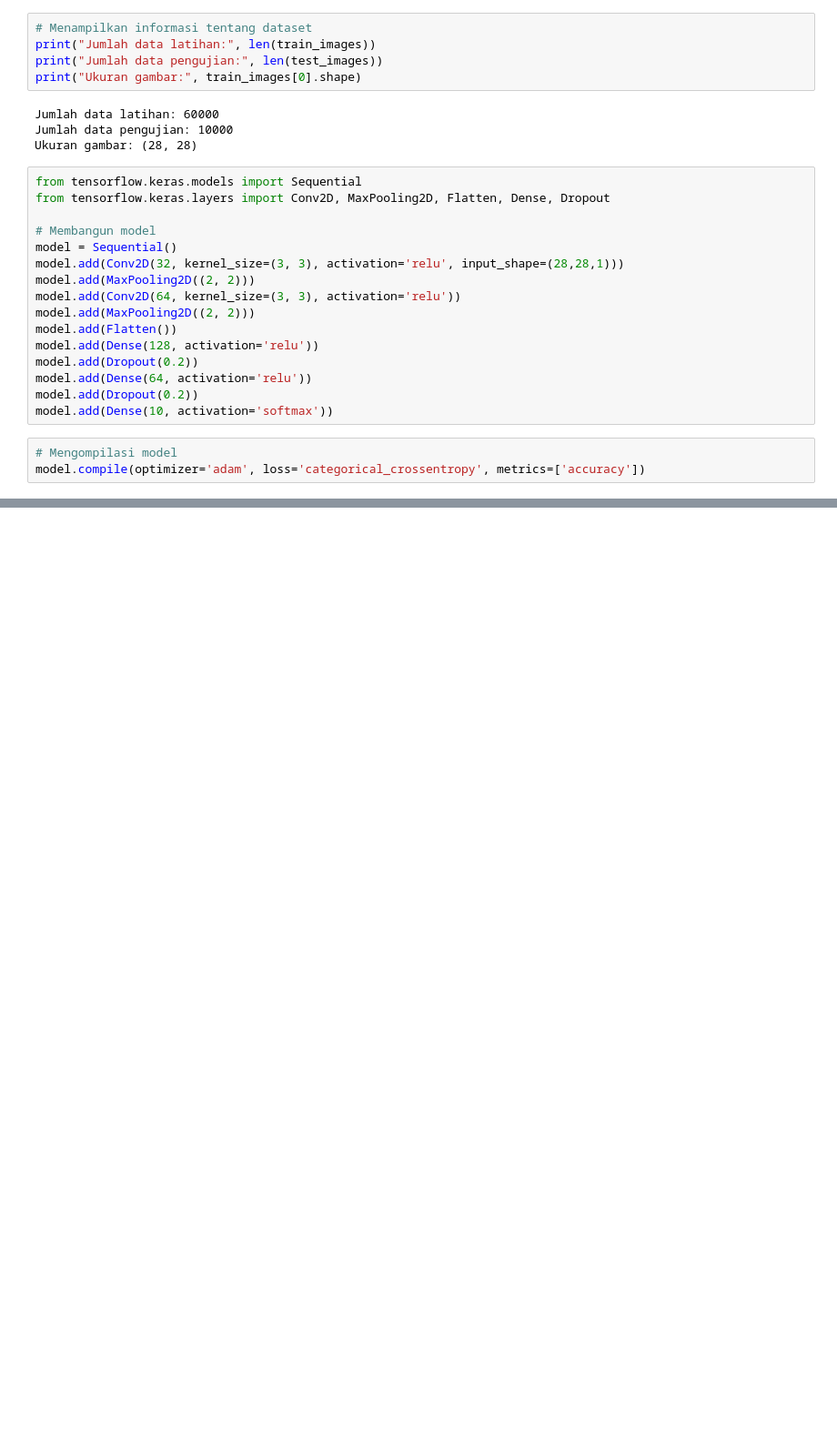
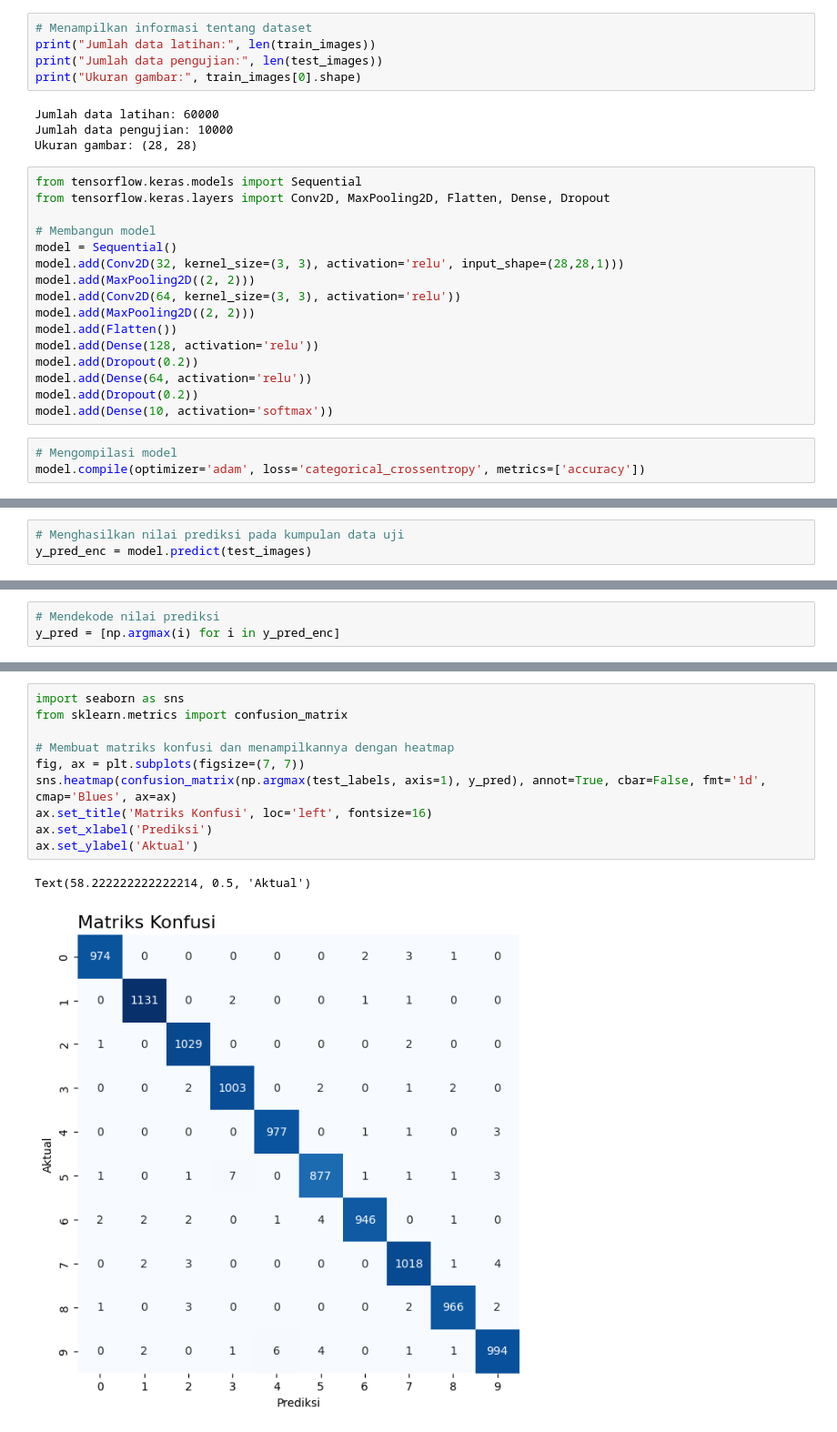
Before and after one commit to Farhanramazainn/FarhanR_MachLearn, a Jupyter notebook: FarhanR_MachLearn_Week11.ipynb, the cells around one changed output, grey strips where cells are left out. Shown at 91% size. Drawn from its saved outputs; the diff is of its cells as text; blank space fills up the shorter version.

```diff
--- a/FarhanR_MachLearn_Week11.ipynb
+++ b/FarhanR_MachLearn_Week11.ipynb
@@ -646,0 +592,3 @@ scores = model.evaluate(X_test, y_test)
+# %%
+# Menghasilkan nilai prediksi pada kumpulan data uji
+y_pred_enc = model.predict(test_images)
@@ -646,0 +597,3 @@ scores = model.evaluate(X_test, y_test)
+# %%
+# Mendekode nilai prediksi
+y_pred = [np.argmax(i) for i in y_pred_enc]
@@ -646,0 +620,13 @@ scores = model.evaluate(X_test, y_test)
+# %%
+import seaborn as sns
+from sklearn.metrics import confusion_matrix
+
+# Membuat matriks konfusi dan menampilkannya dengan heatmap
+fig, ax = plt.subplots(figsize=(7, 7))
+sns.heatmap(confusion_matrix(np.argmax(test_labels, axis=1), y_pred), annot=True, cbar=False, fmt='1d', cmap='Blues', ax=ax)
+ax.set_title('Matriks Konfusi', loc='left', fontsize=16)
+ax.set_xlabel('Prediksi')
+ax.set_ylabel('Aktual')
+# %% [output]
+Text(58.222222222222214, 0.5, 'Aktual')
+[figure, added]
```
Also changed, not shown: parts of 44 cells of this notebook.
